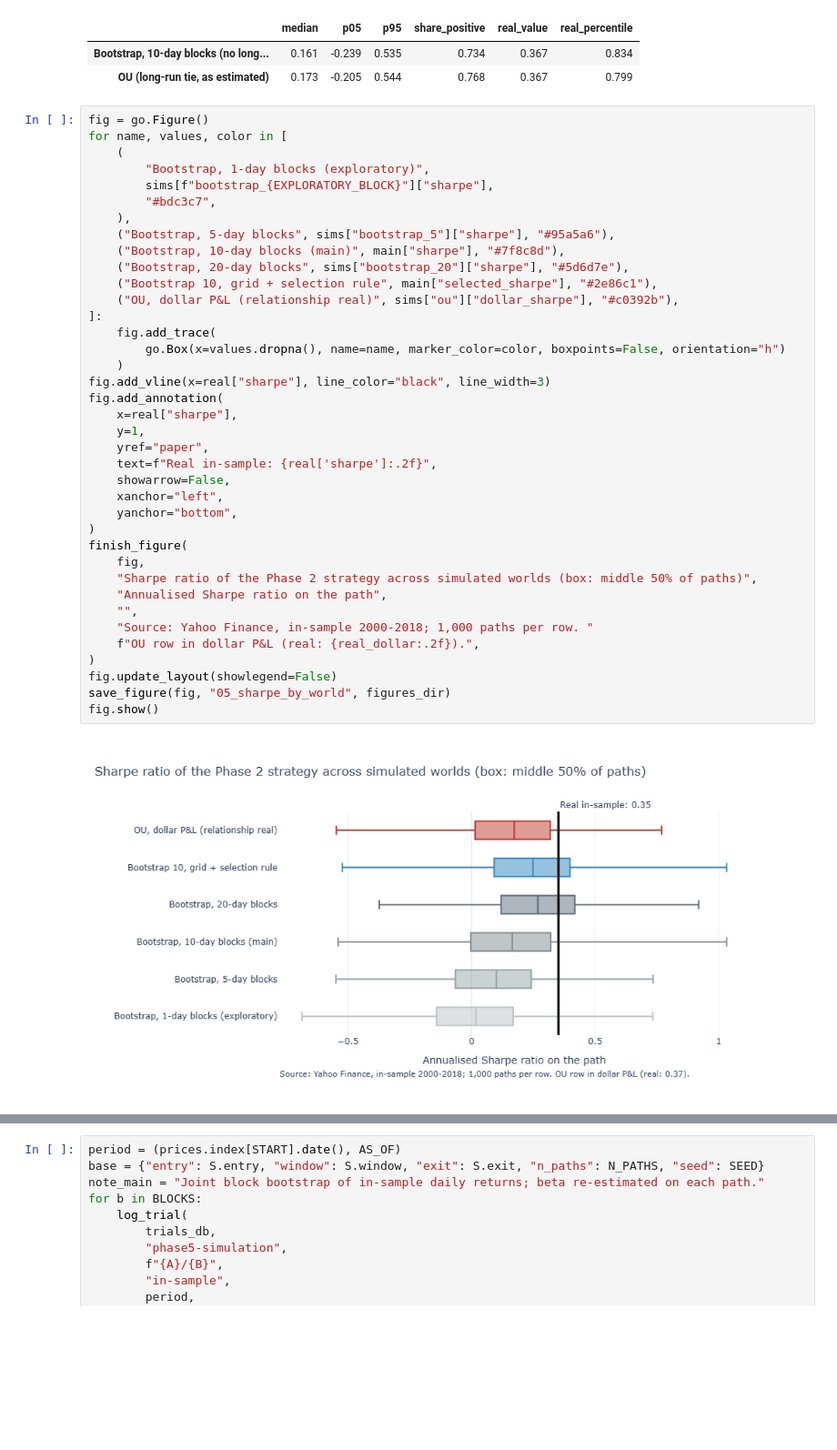
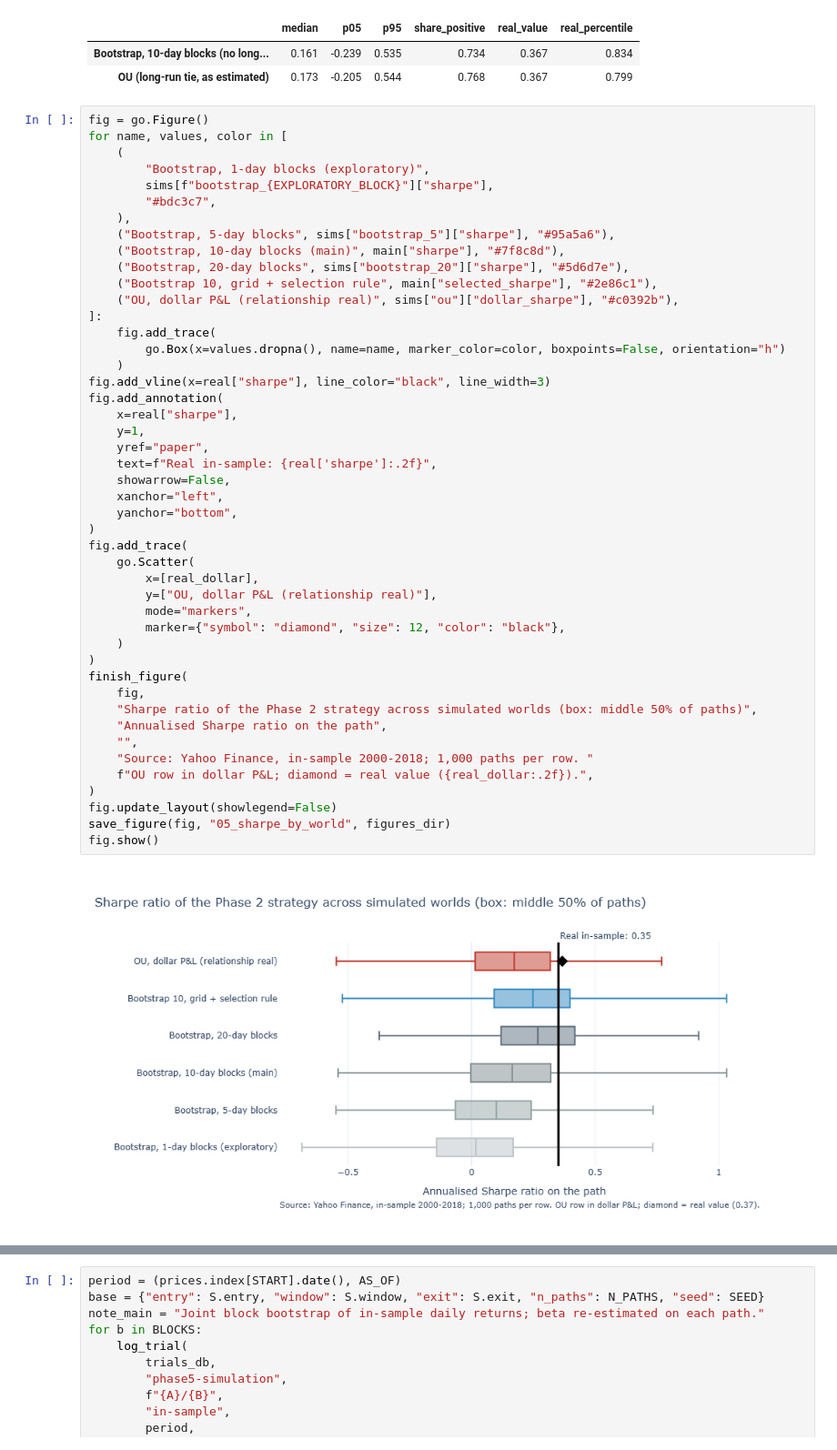
Before and after one commit to gianleonardosalvemini-tech/bsq-pairs-trading, a Jupyter notebook: notebooks/05_simulation.ipynb, the cells around one changed output, grey strips where cells are left out. Shown at 91% size. Cells and saved outputs as stored; diff of their text form; blank space fills up the shorter version.

```diff
--- a/notebooks/05_simulation.ipynb
+++ b/notebooks/05_simulation.ipynb
@@ -430,35 +460,43 @@ for name, values, color in [
     ("Bootstrap, 5-day blocks", sims["bootstrap_5"]["sharpe"], "#95a5a6"),
     ("Bootstrap, 10-day blocks (main)", main["sharpe"], "#7f8c8d"),
     ("Bootstrap, 20-day blocks", sims["bootstrap_20"]["sharpe"], "#5d6d7e"),
     ("Bootstrap 10, grid + selection rule", main["selected_sharpe"], "#2e86c1"),
     ("OU, dollar P&L (relationship real)", sims["ou"]["dollar_sharpe"], "#c0392b"),
 ]:
     fig.add_trace(
         go.Box(x=values.dropna(), name=name, marker_color=color, boxpoints=False, orientation="h")
     )
 fig.add_vline(x=real["sharpe"], line_color="black", line_width=3)
 fig.add_annotation(
     x=real["sharpe"],
     y=1,
     yref="paper",
     text=f"Real in-sample: {real['sharpe']:.2f}",
     showarrow=False,
     xanchor="left",
     yanchor="bottom",
 )
+fig.add_trace(
+    go.Scatter(
+        x=[real_dollar],
+        y=["OU, dollar P&L (relationship real)"],
+        mode="markers",
+        marker={"symbol": "diamond", "size": 12, "color": "black"},
+    )
+)
 finish_figure(
     fig,
     "Sharpe ratio of the Phase 2 strategy across simulated worlds (box: middle 50% of paths)",
     "Annualised Sharpe ratio on the path",
     "",
     "Source: Yahoo Finance, in-sample 2000-2018; 1,000 paths per row. "
-    f"OU row in dollar P&L (real: {real_dollar:.2f}).",
+    f"OU row in dollar P&L; diamond = real value ({real_dollar:.2f}).",
 )
 fig.update_layout(showlegend=False)
 save_figure(fig, "05_sharpe_by_world", figures_dir)
 fig.show()
 # %% [output]
-[figure, old version]
+[figure, new version]
 # %% [markdown]
 **Reading.** In the world where the long-run relationship is real by construction, the strategy does
 **no better** than in the world where it does not exist: median 0.17 against 0.16, and the real history (0.37
```
Also changed, not shown: parts of 8 cells of this notebook, 1 other file.
